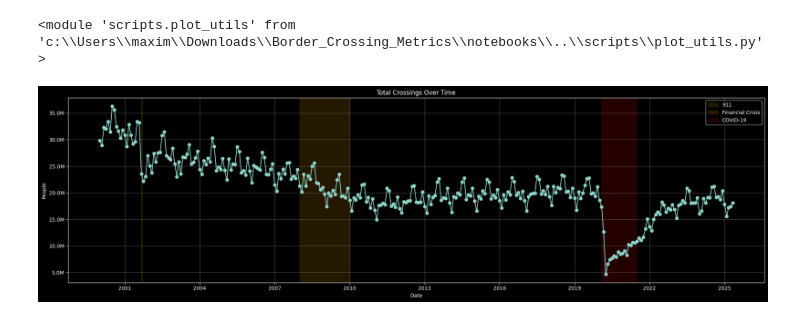
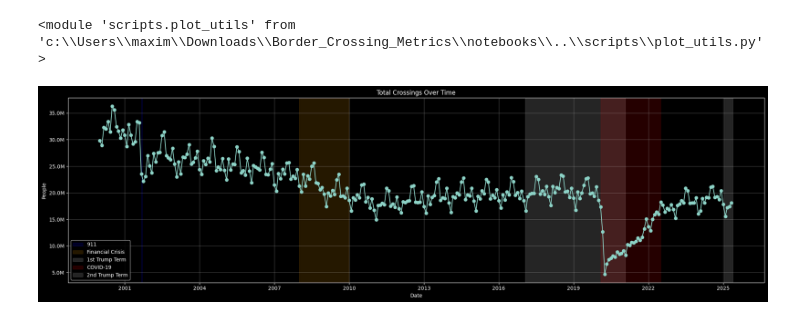
Before and after one commit to Max-Aber/Border_Crossing_Analysis, a Jupyter notebook: notebooks/2-major-event-impacts.ipynb, the cells around one changed output. Saved outputs shown, nothing was run; the diff lists cells and outputs as text; code cells hidden in the pictures.

Commit message:
added second graph to analyse 911 impact

```diff
--- a/notebooks/2-major-event-impacts.ipynb
+++ b/notebooks/2-major-event-impacts.ipynb
@@ -11,18 +11,22 @@ importlib.reload(plot)
 # %%
 df_total_monthly = pd.read_csv('../data/processed/monthly_crossings_people.csv')
 df_total_monthly['Date'] = pd.to_datetime(df_total_monthly['Date'])
 fig, ax = plot.plot_time_series(df_total_monthly, "Date", "Total_Crossings",'Total Crossings Over Time', 'Date', 'People', show=False)
 
 # Highlight significant periods
 ax.axvspan(pd.to_datetime('2001-09-01'), pd.to_datetime('2001-9-11'),
-           alpha=0.15, color='orange', label='911')
+           alpha=0.15, color='blue', label='911')
 ax.axvspan(pd.to_datetime('2008-01-01'), pd.to_datetime('2009-12-31'),
            alpha=0.15, color='orange', label='Financial Crisis')
-ax.axvspan(pd.to_datetime('2020-02-01'), pd.to_datetime('2021-06-30'),
+ax.axvspan(pd.to_datetime('2017-01-20'), pd.to_datetime('2021-01-30'),
+           alpha=0.15, color='white', label='1st Trump Term')
+ax.axvspan(pd.to_datetime('2020-02-01'), pd.to_datetime('2022-06-30'),
            alpha=0.15, color='red', label='COVID-19')
+ax.axvspan(pd.to_datetime('2025-01-20'), pd.to_datetime('2025-05-20'),
+           alpha=0.15, color='white', label='2nd Trump Term')
 
 
 ax.legend()
 fig.show()
 # %% [output]
-[figure, old version]
+[figure, new version]
```
Also changed, not shown: parts of 1 cell of this notebook.
